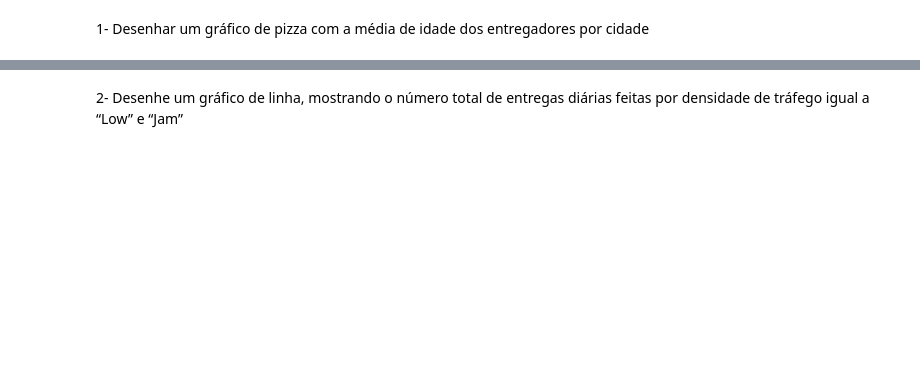
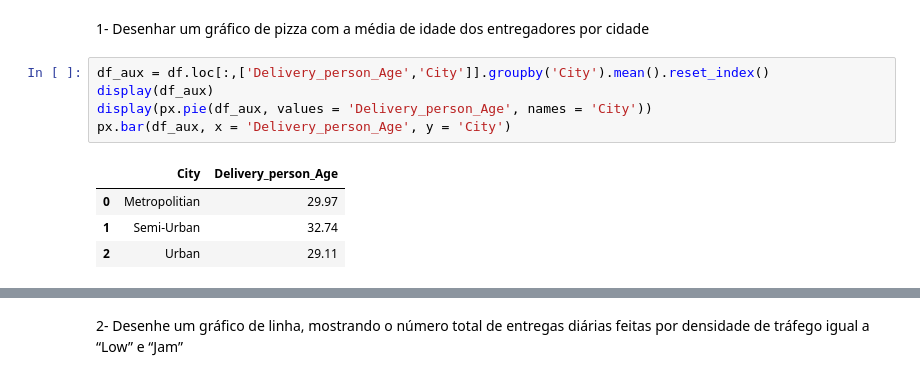
Before and after one commit to Fabiorsi1979/FTC_Analisando_dados, a Jupyter notebook: Exercícios_Gráfico.ipynb, the cells around one changed output, grey strips where cells are left out. Cells and saved outputs as stored; diff of their text form; blank space fills up the shorter version.

```diff
--- a/Exercícios_Gráfico.ipynb
+++ b/Exercícios_Gráfico.ipynb
@@ -17,3 +29,13 @@ df = dados.copy()
 # %% [markdown]
 1- Desenhar um gráfico de pizza com a média de idade dos entregadores
 por cidade
+# %%
+df_aux = df.loc[:,['Delivery_person_Age','City']].groupby('City').mean().reset_index()
+display(df_aux)
+display(px.pie(df_aux, values = 'Delivery_person_Age', names = 'City'))
+px.bar(df_aux, x = 'Delivery_person_Age', y = 'City')
+# %% [output]
+|  | City | Delivery_person_Age |
+| 0 | Metropolitian | 29.97 |
+| 1 | Semi-Urban | 32.74 |
+| 2 | Urban | 29.11 |
```
Also changed, not shown: parts of 9 cells of this notebook.
